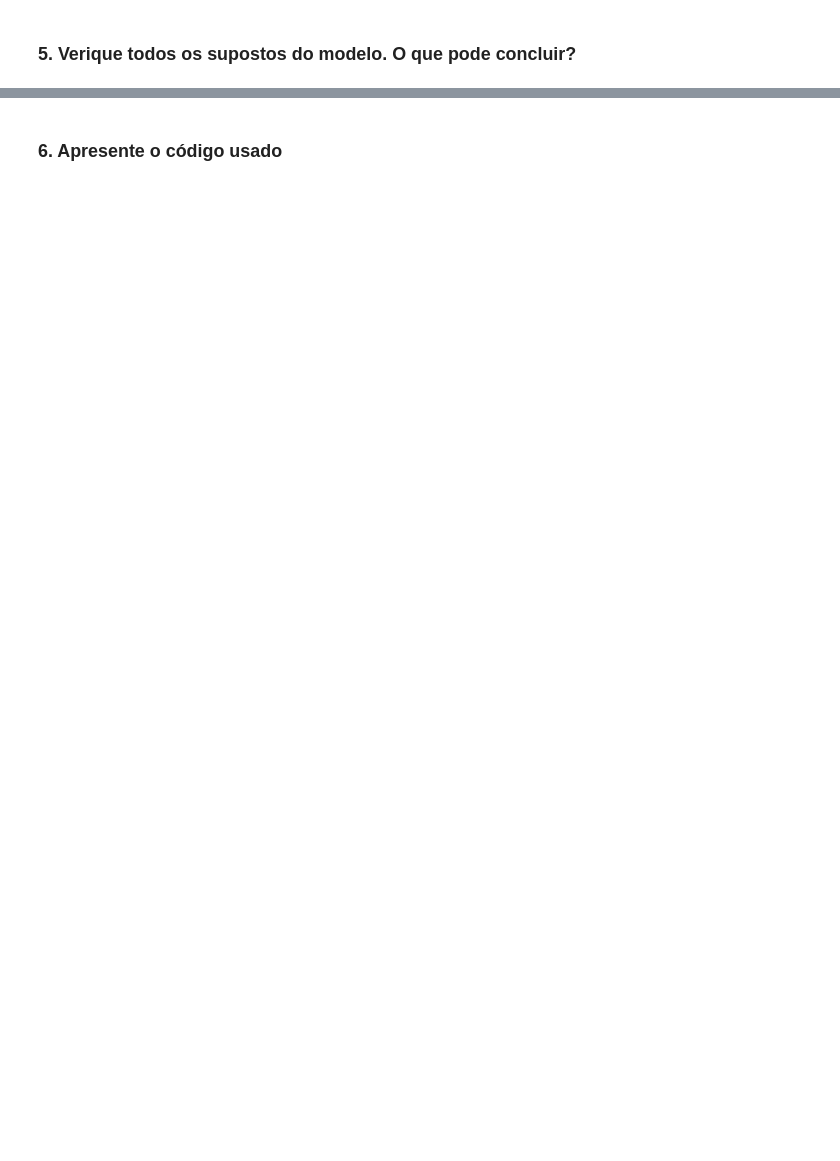
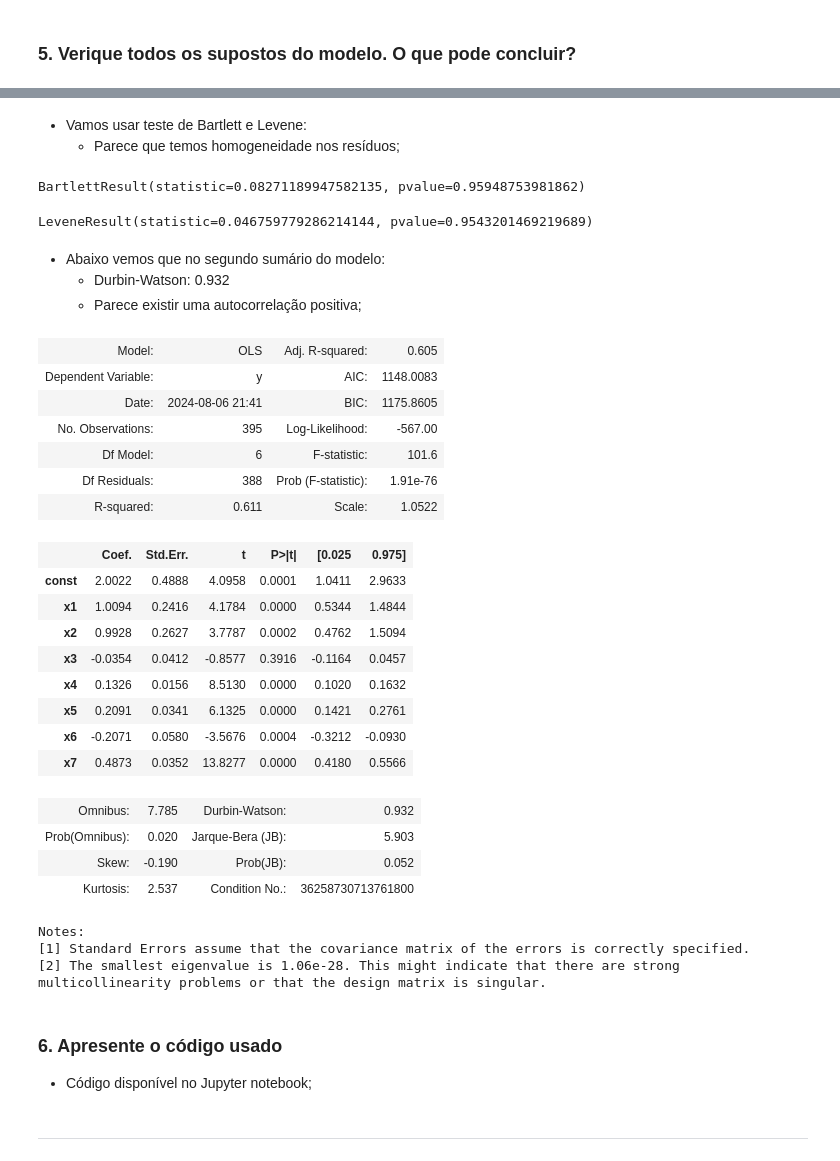
Before and after one commit to Vieirbat/analise-regressao, a Jupyter notebook: p1.ipynb, the cells around one changed output, grey strips where cells are left out. Drawn from its saved outputs; the diff is of its cells as text; code cells hidden in the pictures; blank space fills up the shorter version.

```diff
--- a/p1.ipynb
+++ b/p1.ipynb
@@ -465,2 +602,49 @@ Notes:
+# %% [markdown]
+- Vamos usar teste de Bartlett e Levene:
+    - Parece que temos homogeneidade nos resíduos;
+# %%
+res = stats.bartlett(dados_residuos.residuo.sample(frac=0.5,replace=False), dados_residuos.residuo.sample(frac=0.5,replace=False), dados_residuos.residuo.sample(frac=0.5,replace=False))
+res
+# %% [output]
+BartlettResult(statistic=0.08271189947582135, pvalue=0.95948753981862)
+# %%
+res = stats.levene(dados_residuos.residuo.sample(frac=0.5,replace=False), dados_residuos.residuo.sample(frac=0.5,replace=False), dados_residuos.residuo.sample(frac=0.5,replace=False))
+res
+# %% [output]
+LeveneResult(statistic=0.046759779286214144, pvalue=0.9543201469219689)
+# %% [markdown]
+- Abaixo vemos que no segundo sumário do modelo:
+    - Durbin-Watson:	0.932
+    - Parece existir uma autocorrelação positiva;
+# %%
+RegModelAjustado.summary2()
+# %% [output]
+| Model: | OLS | Adj. R-squared: | 0.605 |
+| Dependent Variable: | y | AIC: | 1148.0083 |
+| Date: | 2024-08-06 21:41 | BIC: | 1175.8605 |
+| No. Observations: | 395 | Log-Likelihood: | -567.00 |
+| Df Model: | 6 | F-statistic: | 101.6 |
+| Df Residuals: | 388 | Prob (F-statistic): | 1.91e-76 |
+| R-squared: | 0.611 | Scale: | 1.0522 |
+|  | Coef. | Std.Err. | t | P>|t| | [0.025 | 0.975] |
+| const | 2.0022 | 0.4888 | 4.0958 | 0.0001 | 1.0411 | 2.9633 |
+| x1 | 1.0094 | 0.2416 | 4.1784 | 0.0000 | 0.5344 | 1.4844 |
+| x2 | 0.9928 | 0.2627 | 3.7787 | 0.0002 | 0.4762 | 1.5094 |
+| x3 | -0.0354 | 0.0412 | -0.8577 | 0.3916 | -0.1164 | 0.0457 |
+| x4 | 0.1326 | 0.0156 | 8.5130 | 0.0000 | 0.1020 | 0.1632 |
+| x5 | 0.2091 | 0.0341 | 6.1325 | 0.0000 | 0.1421 | 0.2761 |
+| x6 | -0.2071 | 0.0580 | -3.5676 | 0.0004 | -0.3212 | -0.0930 |
+| x7 | 0.4873 | 0.0352 | 13.8277 | 0.0000 | 0.4180 | 0.5566 |
+| Omnibus: | 7.785 | Durbin-Watson: | 0.932 |
+| Prob(Omnibus): | 0.020 | Jarque-Bera (JB): | 5.903 |
+| Skew: | -0.190 | Prob(JB): | 0.052 |
+| Kurtosis: | 2.537 | Condition No.: | 36258730713761800 |
+Notes:
+[1] Standard Errors assume that the covariance matrix of the errors is correctly specified.
+[2] The smallest eigenvalue is 1.06e-28. This might indicate that there are strong multicollinearity problems or that the design matrix is singular.
 # %% [markdown]
 ### 6. Apresente o código usado
+
+- Código disponível no Jupyter notebook;
+# %% [markdown]
+----------
```
Also changed, not shown: parts of 31 cells of this notebook, 4 other files.
